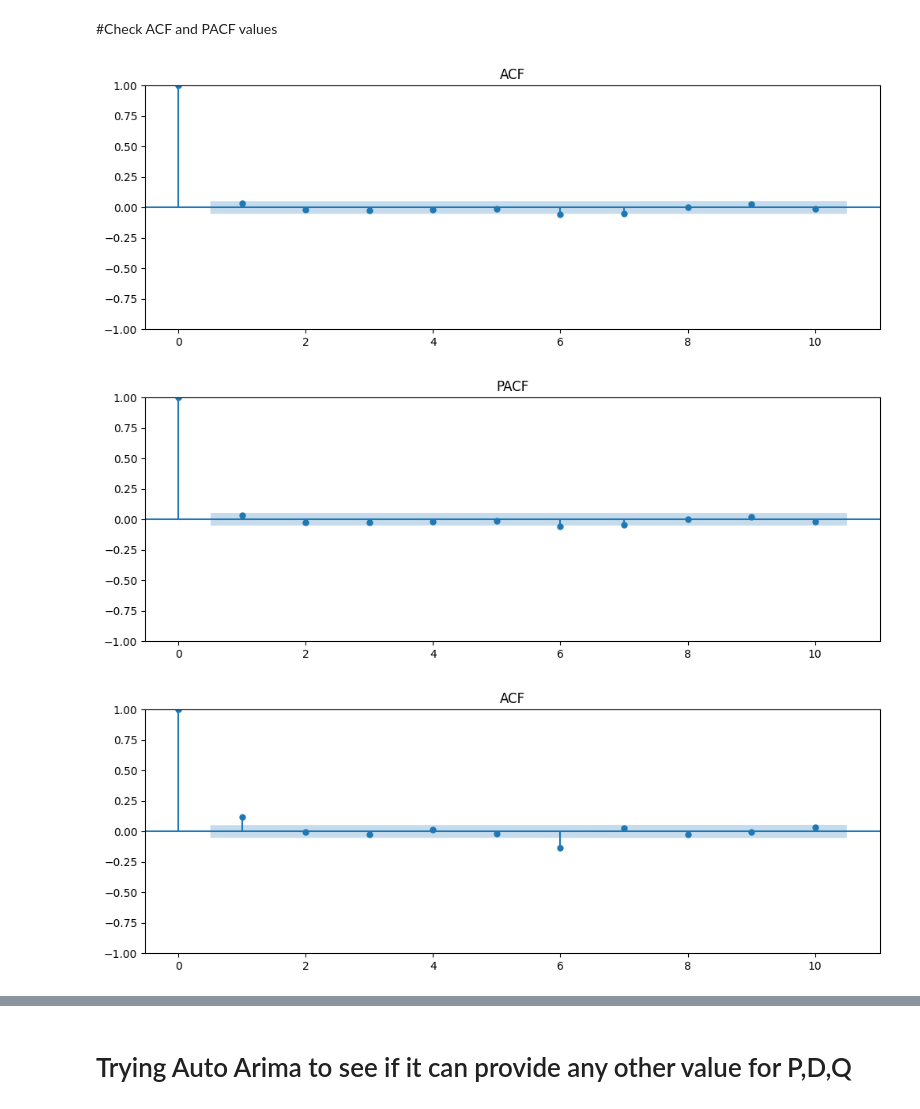
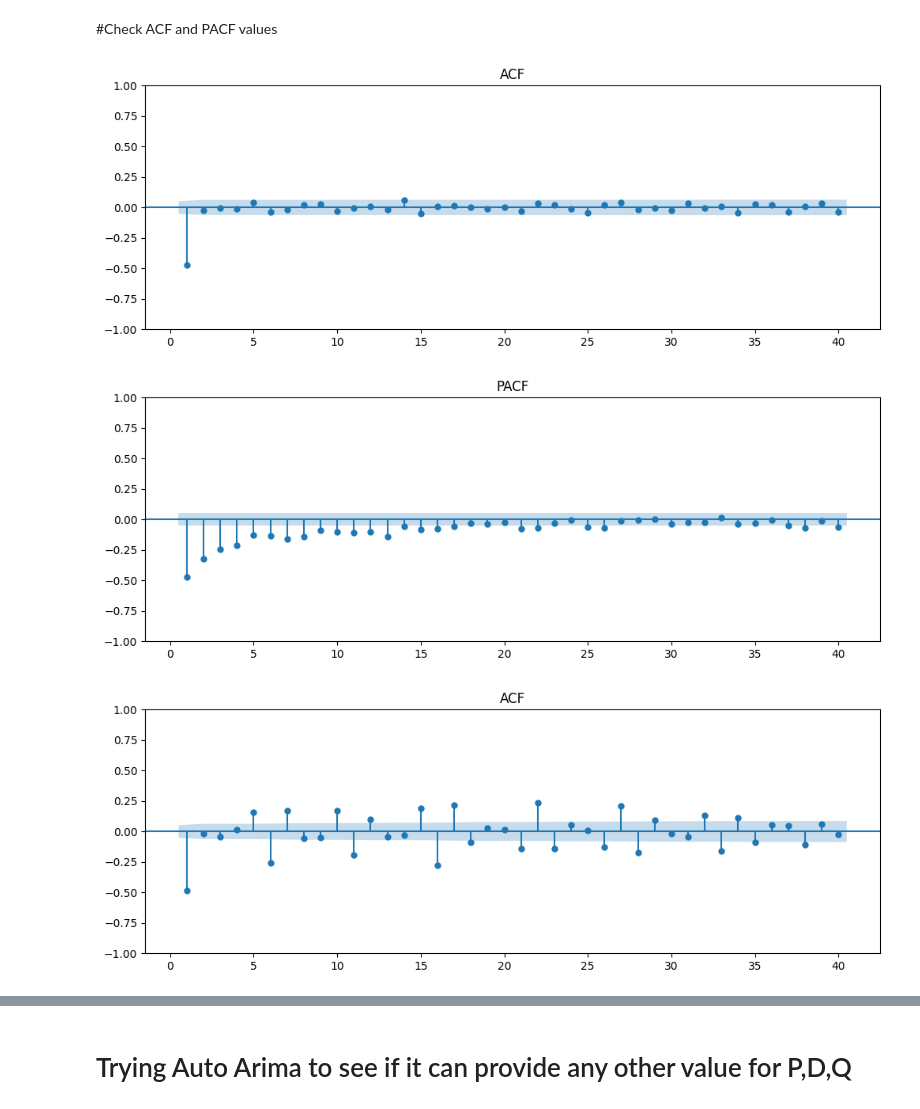
Before and after one commit to pravin-raut/MachineLearning, a Jupyter notebook: dissertation/01_Arima_Oil&Currency.ipynb, the cells around one changed output, grey strips where cells are left out. Cells and saved outputs as stored; diff of their text form; code cells hidden in the pictures.

```diff
--- a/dissertation/01_Arima_Oil&Currency.ipynb
+++ b/dissertation/01_Arima_Oil&Currency.ipynb
@@ -93,0 +105,2 @@ OilPriceInUSD
+# %%
+OilPriceInUSD.Value=OilPriceInUSD.Value.fillna(method='bfill')
@@ -113,0 +143,3 @@ EuroPriceInUSD
+# %%
+EuroPriceInUSD=EuroPriceInUSD.asfreq('b')
+EuroPriceInUSD.isna().sum()
@@ -113,0 +155,2 @@ EuroPriceInUSD
+# %%
+EuroPriceInUSD.Close=EuroPriceInUSD.Close.fillna(method='bfill')
@@ -366,29 +480,29 @@ from statsmodels.graphics.tsaplots import plot_acf, plot_pacf
 
 def plot_acf_values(data, lags):
     fig, ax = plt.subplots(figsize=(12, 4))
-    plot_acf(data.dropna(), lags=lags, ax=ax)
+    plot_acf(data.dropna(), lags=lags, ax=ax,zero=False)
     plt.title('ACF')
     plt.show()
 
 def plot_pacf_values(data, lags):
     fig, ax = plt.subplots(figsize=(12, 4))
-    plot_pacf(data.dropna(), lags=lags, ax=ax)
+    plot_pacf(data.dropna(), lags=lags, ax=ax,zero=False,alpha=0.05)
     plt.title('PACF')
     plt.show()
 # %%
 
-plot_acf_values(selected_data['USD_EUR_Price'].diff().dropna(), lags=10)
+plot_acf_values(selected_data['USD_EUR_Price_Returns_diff'].dropna(), lags=40)
 #Their is no considerbale point which is well outside the blue line , hence its difficult to pick value of P
 # %% [output]
-[figure, old version]
+[figure, new version]
 # %%
-plot_pacf_values(selected_data['USD_EUR_Price'].diff().dropna(), lags=10)
+plot_pacf_values(selected_data['USD_EUR_Price_Returns_diff'].dropna(), lags=40)
 #Their is no considerbale point which is well outside the blue line , hence its difficult to pick value of q
 # %% [output]
-[figure, old version]
+[figure, new version]
 # %%
-plot_acf_values(selected_data['Oil_Price'].diff().dropna(), lags=10)
+plot_acf_values(selected_data['Oil_Price_Returns_diff'].dropna(), lags=40)
 #P can be 1 as it well out side the line
 # %% [output]
-[figure, old version]
+[figure, new version]
 # %%
```
Also changed, not shown: parts of 61 cells of this notebook.
